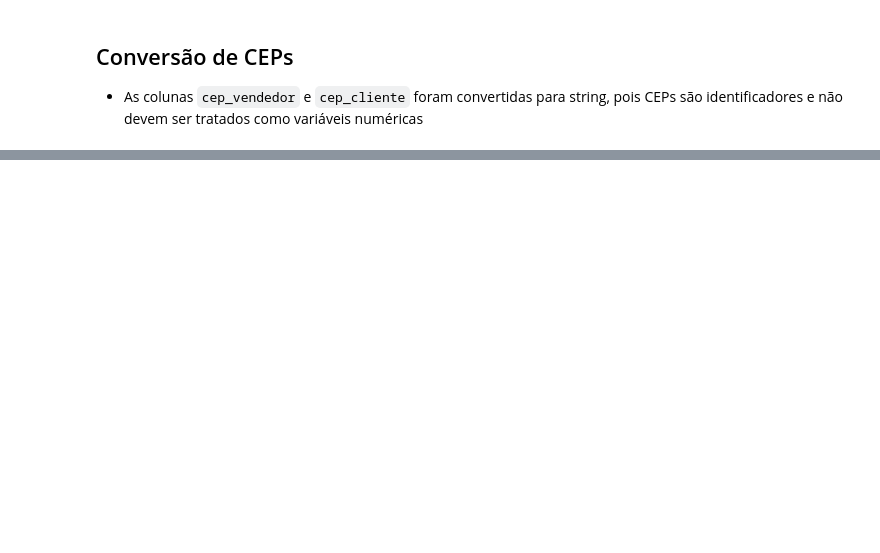
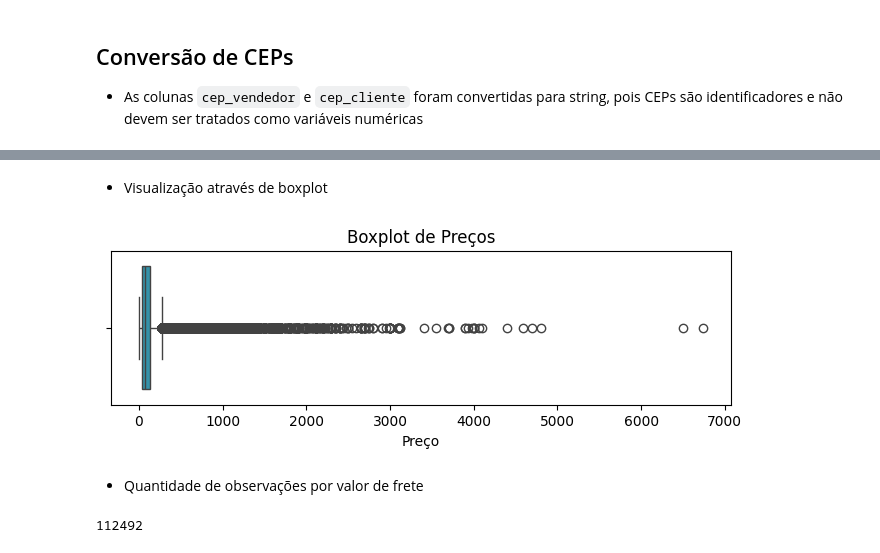
Before and after one commit to ana-ruth-bezerra/data_analysis, a Jupyter notebook: notebooks/01_exploratory_analysis.ipynb, the cells around one changed output, grey strips where cells are left out. Cells and saved outputs as stored; diff of their text form; code cells hidden in the pictures; blank space fills up the shorter version.

```diff
--- a/notebooks/01_exploratory_analysis.ipynb
+++ b/notebooks/01_exploratory_analysis.ipynb
@@ -264,0 +279,15 @@ plt.tight_layout(rect=[0, 0, 1, 0.96])
+# %% [markdown]
+- Visualização através de boxplot
+# %%
+plt.figure(figsize=(8, 2))
+sns.boxplot(x=df['preco'], color='#219ebc')
+plt.title('Boxplot de Preços')
+plt.xlabel('Preço');
+# %% [output]
+[figure, added]
+# %% [markdown]
+- Quantidade de observações por valor de frete
+# %%
+df['valor_frete'].size
+# %% [output]
+112492
```
Also changed, not shown: parts of 53 cells of this notebook.
